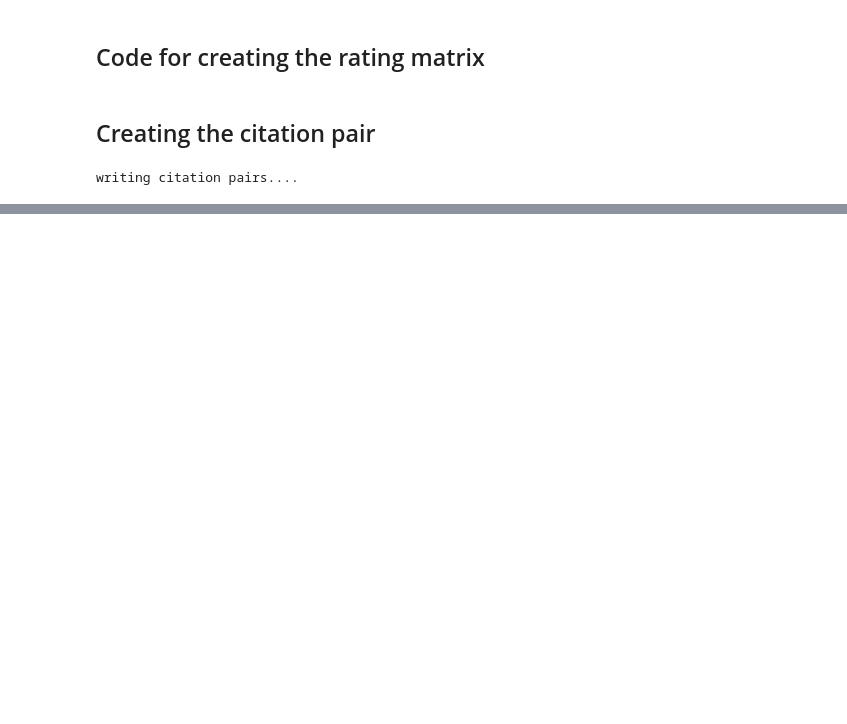
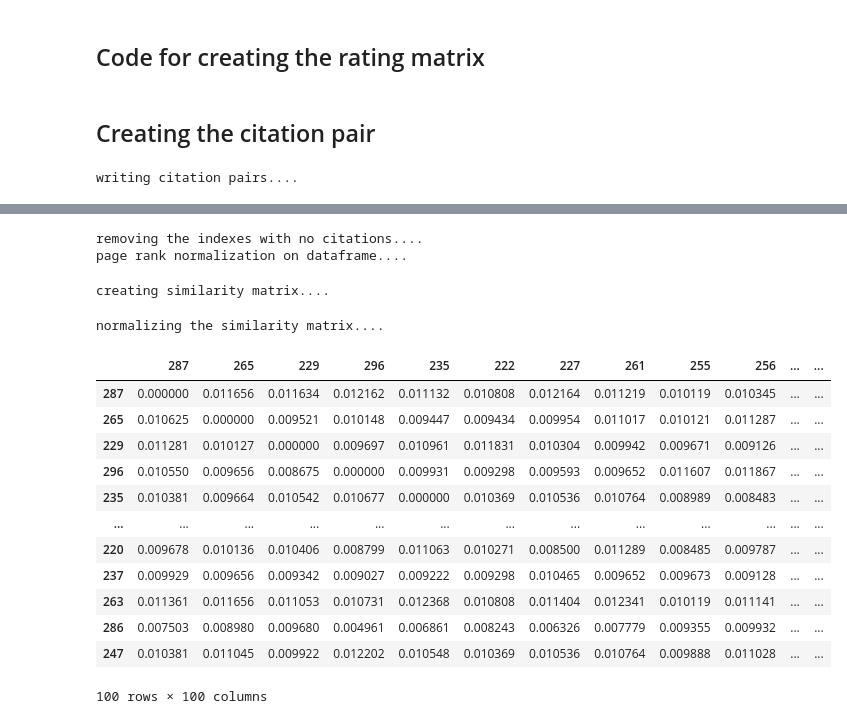
Before and after one commit to code-asc/research-paper-recommender, a Jupyter notebook: main.ipynb, the cells around one changed output, grey strips where cells are left out. Saved outputs shown, nothing was run; the diff lists cells and outputs as text; code cells hidden in the pictures; blank space fills up the shorter version.

```diff
--- a/main.ipynb
+++ b/main.ipynb
@@ -118,3 +120,6 @@ writing citation pairs....
 
 	# TO DO
 	########################################
+# %%
+evaluate = Train_Test_Split_Plain(CFU, min_ref_limit=5, train_size=0.5)
+evaluate.fit(data)
@@ -120,0 +143,3 @@ writing citation pairs....
+# %%
+evaluate = Train_Test_Split_Plain(CF, min_ref_limit=5, train_size=0.5)
+evaluate.fit(data)
@@ -120,0 +162,3 @@ writing citation pairs....
+# %%
+evaluate = Train_Test_Split_Plain(CFUR, min_ref_limit=5, train_size=0.5)
+evaluate.fit(data)
@@ -120,0 +182,23 @@ writing citation pairs....
+# %%
+x = evaluate.recommender(default_path='temp/', file_='matrix-way/temp-citation-matrix.csv',file_pair='pair-way/temp-citation-pairs.txt')
+# %% [output]
+removing the indexes with no citations....
+page rank normalization on dataframe....
+creating similarity matrix....
+normalizing the similarity matrix....
+# %%
+x.similarity_mat
+# %% [output]
+|  | 287 | 265 | 229 | 296 | 235 | 222 | 227 | 261 | 255 | 256 | ... | ... |
+| 287 | 0.000000 | 0.011656 | 0.011634 | 0.012162 | 0.011132 | 0.010808 | 0.012164 | 0.011219 | 0.010119 | 0.010345 | ... | ... |
+| 265 | 0.010625 | 0.000000 | 0.009521 | 0.010148 | 0.009447 | 0.009434 | 0.009954 | 0.011017 | 0.010121 | 0.011287 | ... | ... |
+| 229 | 0.011281 | 0.010127 | 0.000000 | 0.009697 | 0.010961 | 0.011831 | 0.010304 | 0.009942 | 0.009671 | 0.009126 | ... | ... |
+| 296 | 0.010550 | 0.009656 | 0.008675 | 0.000000 | 0.009931 | 0.009298 | 0.009593 | 0.009652 | 0.011607 | 0.011867 | ... | ... |
+| 235 | 0.010381 | 0.009664 | 0.010542 | 0.010677 | 0.000000 | 0.010369 | 0.010536 | 0.010764 | 0.008989 | 0.008483 | ... | ... |
+| ... | ... | ... | ... | ... | ... | ... | ... | ... | ... | ... | ... | ... |
+| 220 | 0.009678 | 0.010136 | 0.010406 | 0.008799 | 0.011063 | 0.010271 | 0.008500 | 0.011289 | 0.008485 | 0.009787 | ... | ... |
+| 237 | 0.009929 | 0.009656 | 0.009342 | 0.009027 | 0.009222 | 0.009298 | 0.010465 | 0.009652 | 0.009673 | 0.009128 | ... | ... |
+| 263 | 0.011361 | 0.011656 | 0.011053 | 0.010731 | 0.012368 | 0.010808 | 0.011404 | 0.012341 | 0.010119 | 0.011141 | ... | ... |
+| 286 | 0.007503 | 0.008980 | 0.009680 | 0.004961 | 0.006861 | 0.008243 | 0.006326 | 0.007779 | 0.009355 | 0.009932 | ... | ... |
+| 247 | 0.010381 | 0.011045 | 0.009922 | 0.012202 | 0.010548 | 0.010369 | 0.010536 | 0.010764 | 0.009888 | 0.011028 | ... | ... |
+100 rows × 100 columns
```
Also changed, not shown: parts of 8 cells of this notebook, 11 other files.
